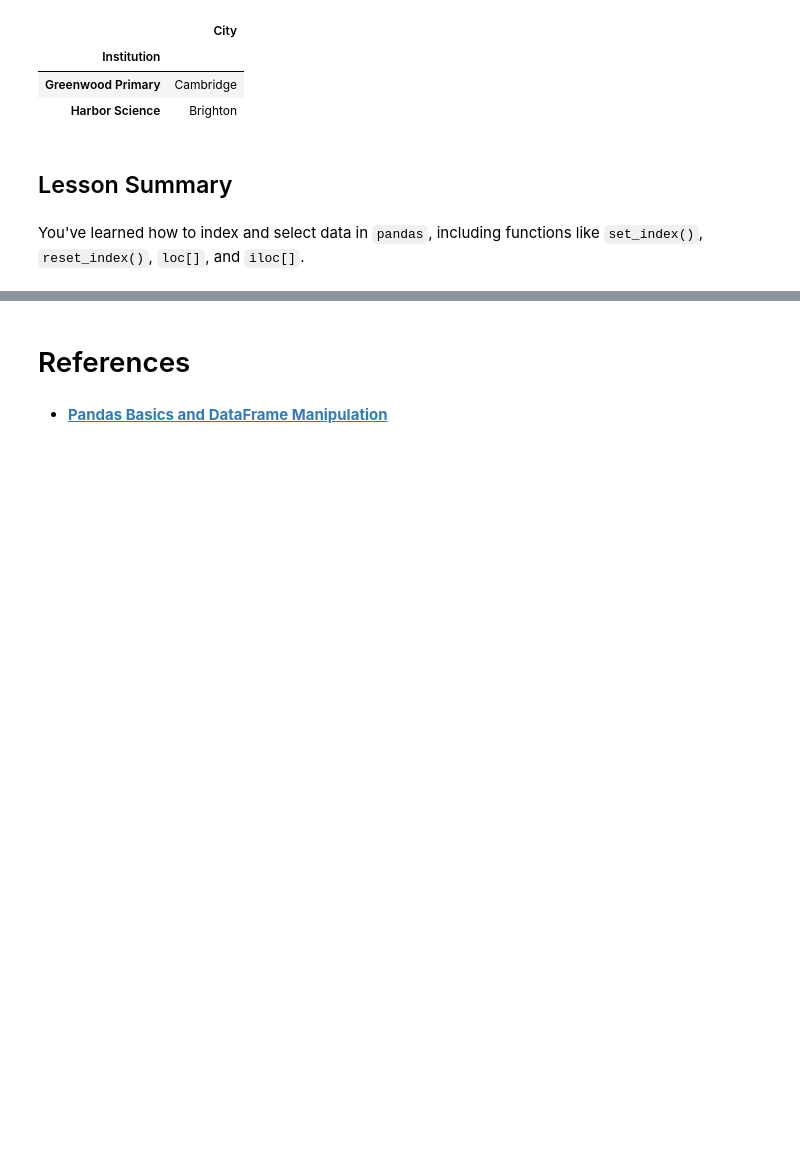
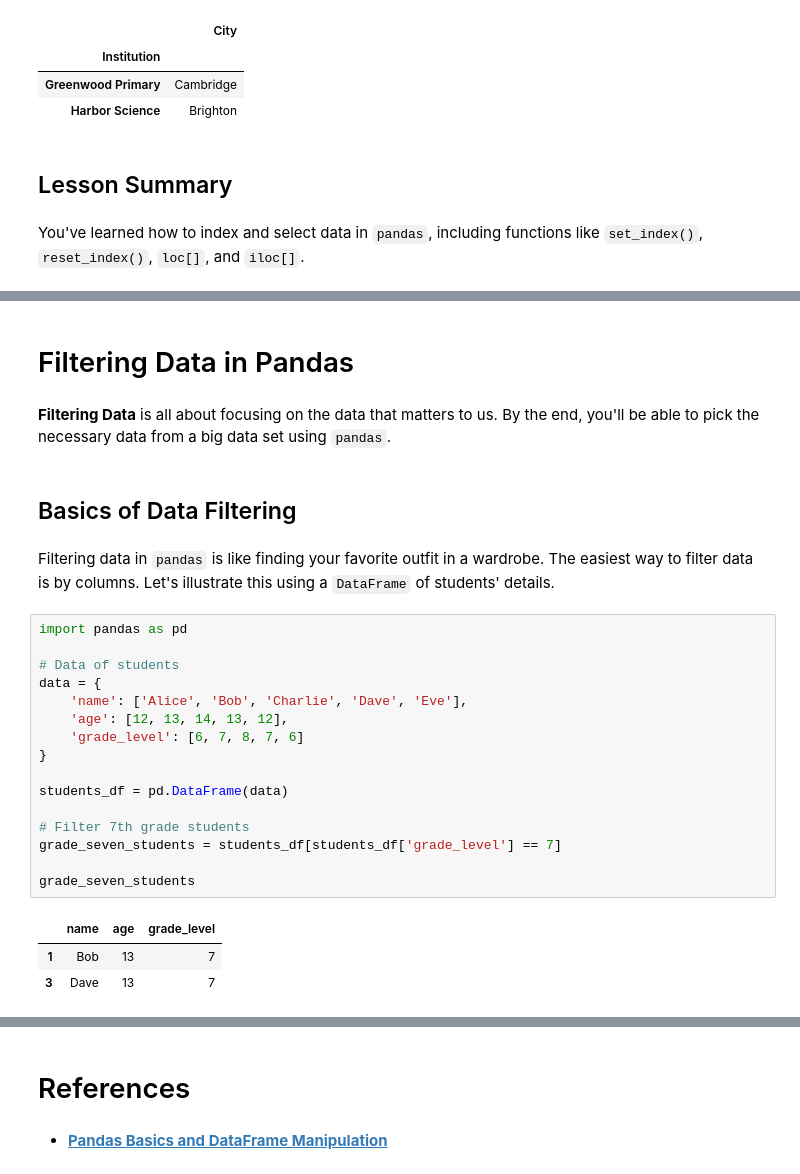
Before and after one commit to ancilcleetus/AI-Learning-Lab, a Jupyter notebook: Tools/Deep-Dive-into-Numpy-and-Pandas/02_Pandas_Basics_and_DataFrame_Manipulation.ipynb, the cells around one changed output, grey strips where cells are left out. Drawn from its saved outputs; the diff is of its cells as text; blank space fills up the shorter version.

```diff
--- a/Tools/Deep-Dive-into-Numpy-and-Pandas/02_Pandas_Basics_and_DataFrame_Manipulation.ipynb
+++ b/Tools/Deep-Dive-into-Numpy-and-Pandas/02_Pandas_Basics_and_DataFrame_Manipulation.ipynb
@@ -442,3 +447,31 @@ schools.iloc[[0, 2], [1]]
 You've learned how to index and select data in `pandas`, including functions like `set_index()`, `reset_index()`, `loc[]`, and `iloc[]`.
 # %% [markdown]
 ![rainbow](https://raw.githubusercontent.com/ancilcleetus/AI-Learning-Lab/main/assets/rainbow-divider.png)
+# %% [markdown]
+# Filtering Data in Pandas
+# %% [markdown]
+**Filtering Data** is all about focusing on the data that matters to us. By the end, you'll be able to pick the necessary data from a big data set using `pandas`.
+# %% [markdown]
+## Basics of Data Filtering
+# %% [markdown]
+Filtering data in `pandas` is like finding your favorite outfit in a wardrobe. The easiest way to filter data is by columns. Let's illustrate this using a `DataFrame` of students' details.
+# %%
+import pandas as pd
+
+# Data of students
+data = {
+    'name': ['Alice', 'Bob', 'Charlie', 'Dave', 'Eve'],
+    'age': [12, 13, 14, 13, 12],
+    'grade_level': [6, 7, 8, 7, 6]
+}
+
+students_df = pd.DataFrame(data)
+
+# Filter 7th grade students
+grade_seven_students = students_df[students_df['grade_level'] == 7]
+
+grade_seven_students
+# %% [output]
+|  | name | age | grade_level |
+| 1 | Bob | 13 | 7 |
+| 3 | Dave | 13 | 7 |
```
Also changed, not shown: parts of 18 cells of this notebook.
